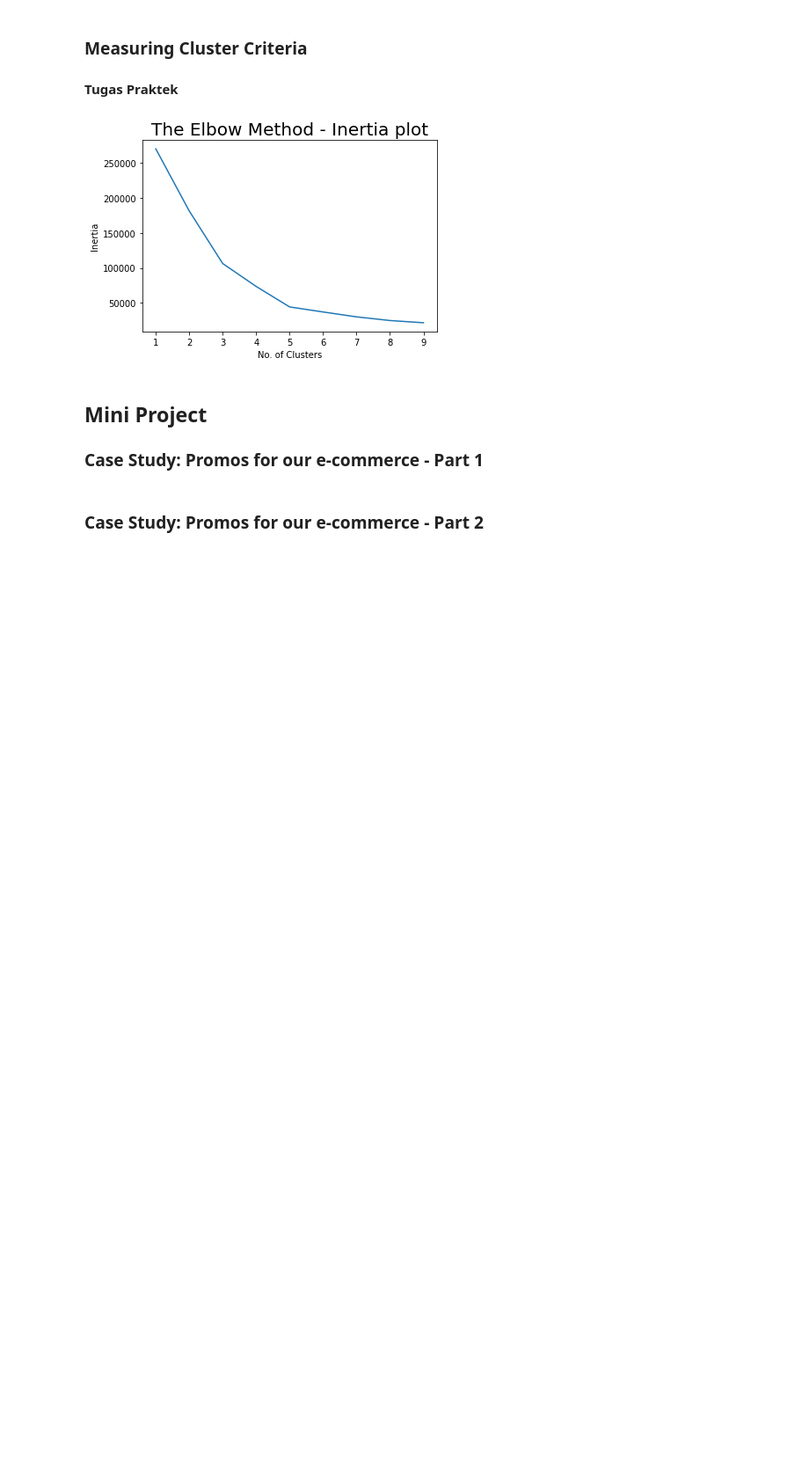
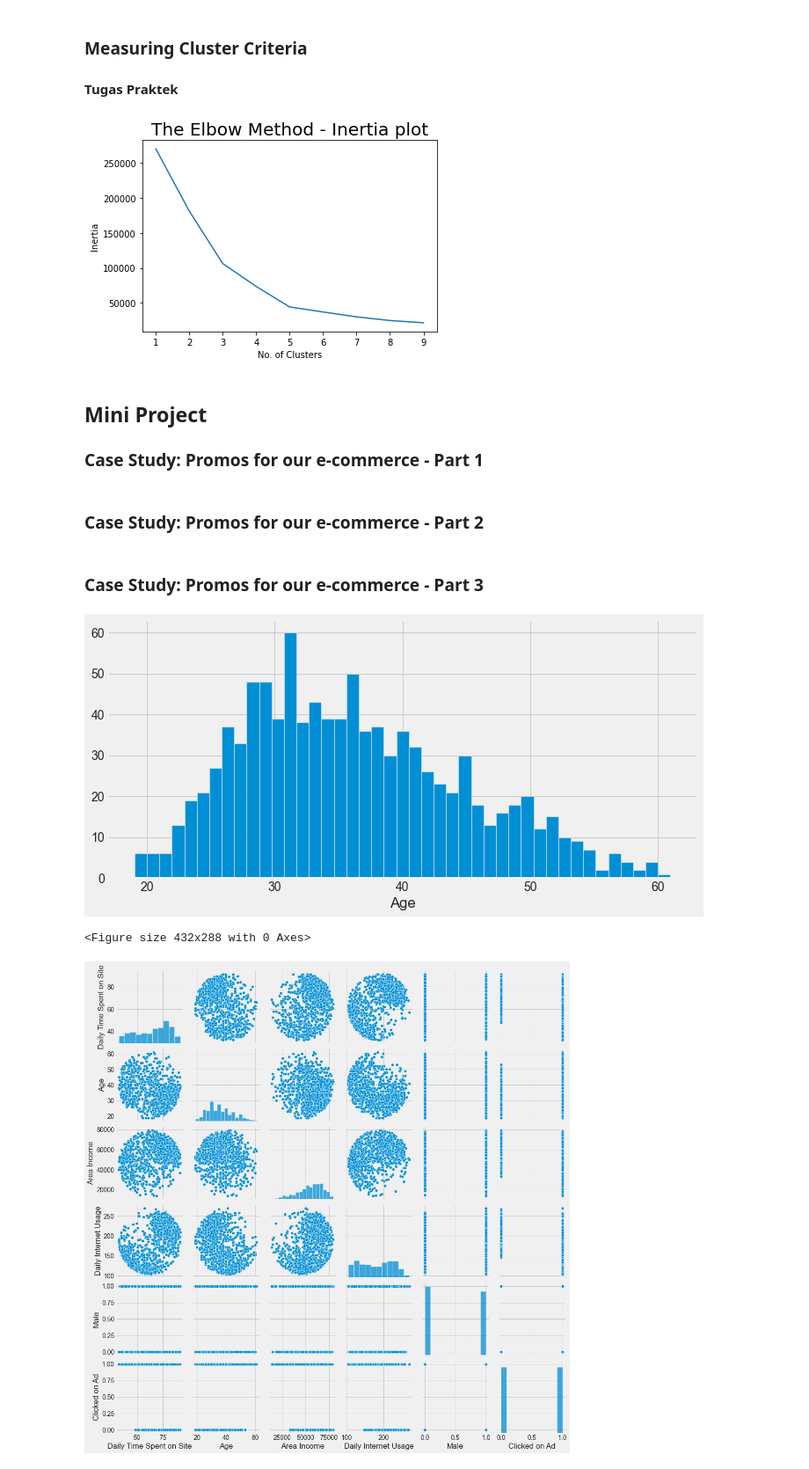
Before and after one commit to adjii/DQLAB, a Jupyter notebook: machine learning.ipynb, the cells around one changed output. Shown: that part at 88% size. Drawn from its saved outputs; the diff is of its cells as text; code cells hidden in the pictures; blank space fills up the shorter version.

```diff
--- a/machine learning.ipynb
+++ b/machine learning.ipynb
@@ -557,3 +557,33 @@ print(data.corr())
 #3. Data eksplorasi dengan mengecek distribusi label menggunakan fungsi groupby() dan size()
 print("\n[3] Data eksplorasi dengan mengecek distribusi label menggunakan fungsi groupby() dan size()")
 print(data.groupby('Clicked on Ad').size())
+# %% [markdown]
+### Case Study: Promos for our e-commerce - Part 3
+# %%
+import pandas as pd
+data = pd.read_csv('https://storage.googleapis.com/dqlab-dataset/pythonTutorial/ecommerce_banner_promo.csv')
+
+#import library
+import matplotlib.pyplot as plt
+import seaborn as sns
+
+# Seting: matplotlib and seaborn
+sns.set_style('whitegrid')
+plt.style.use('fivethirtyeight')
+
+#4. Data eksplorasi dengan visualisasi
+#4a. Visualisasi Jumlah user dibagi ke dalam rentang usia (Age) menggunakan histogram (hist()) plot
+plt.figure(figsize=(10, 5))
+plt.hist(data['Age'], bins = data.Age.nunique())
+plt.xlabel('Age')
+plt.tight_layout()
+plt.show()
+
+#4b. Gunakan pairplot() dari seaborn (sns) modul untuk menggambarkan hubungan setiap feature.
+plt.figure()
+sns.pairplot(data)
+plt.show()
+# %% [output]
+[figure, added]
+<Figure size 432x288 with 0 Axes>
+[figure, added]
```
